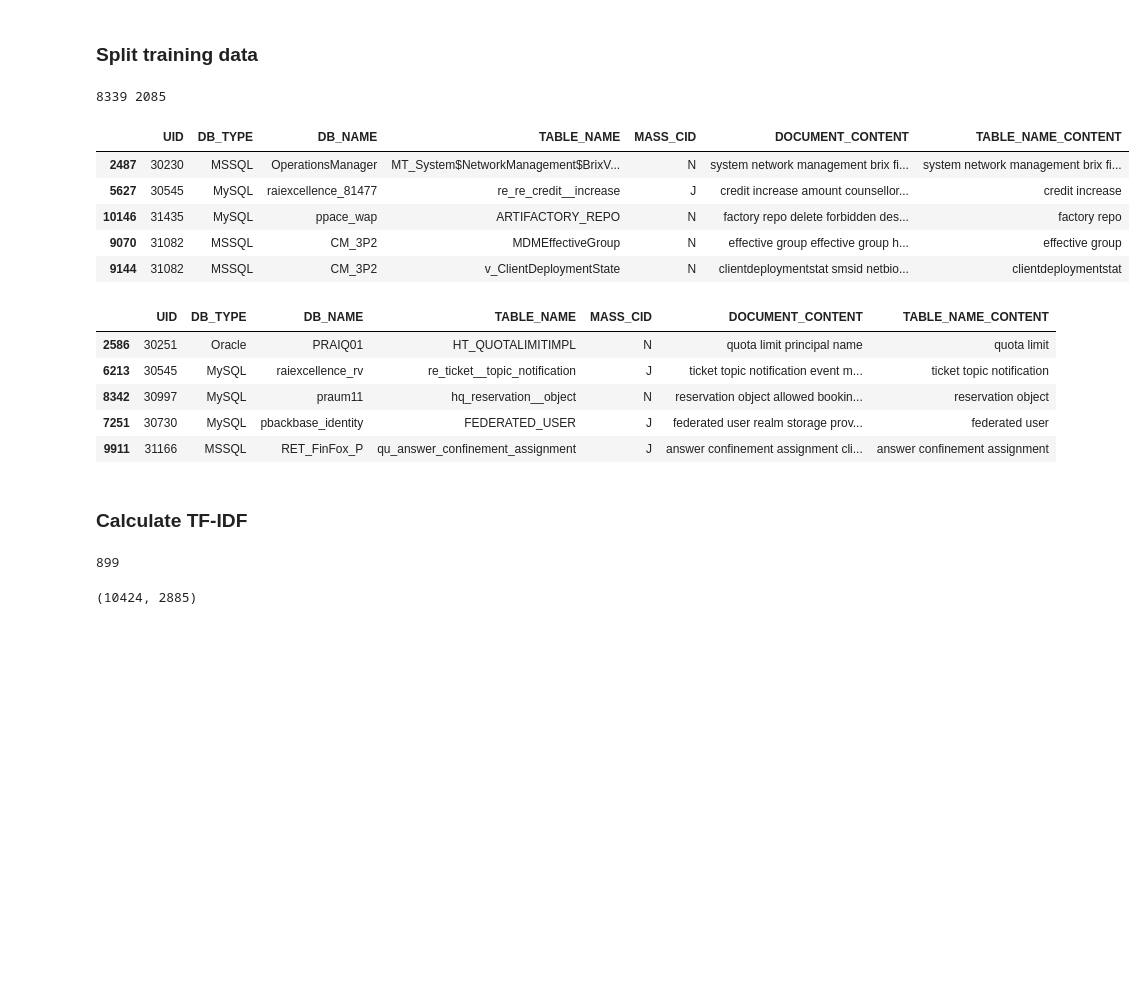
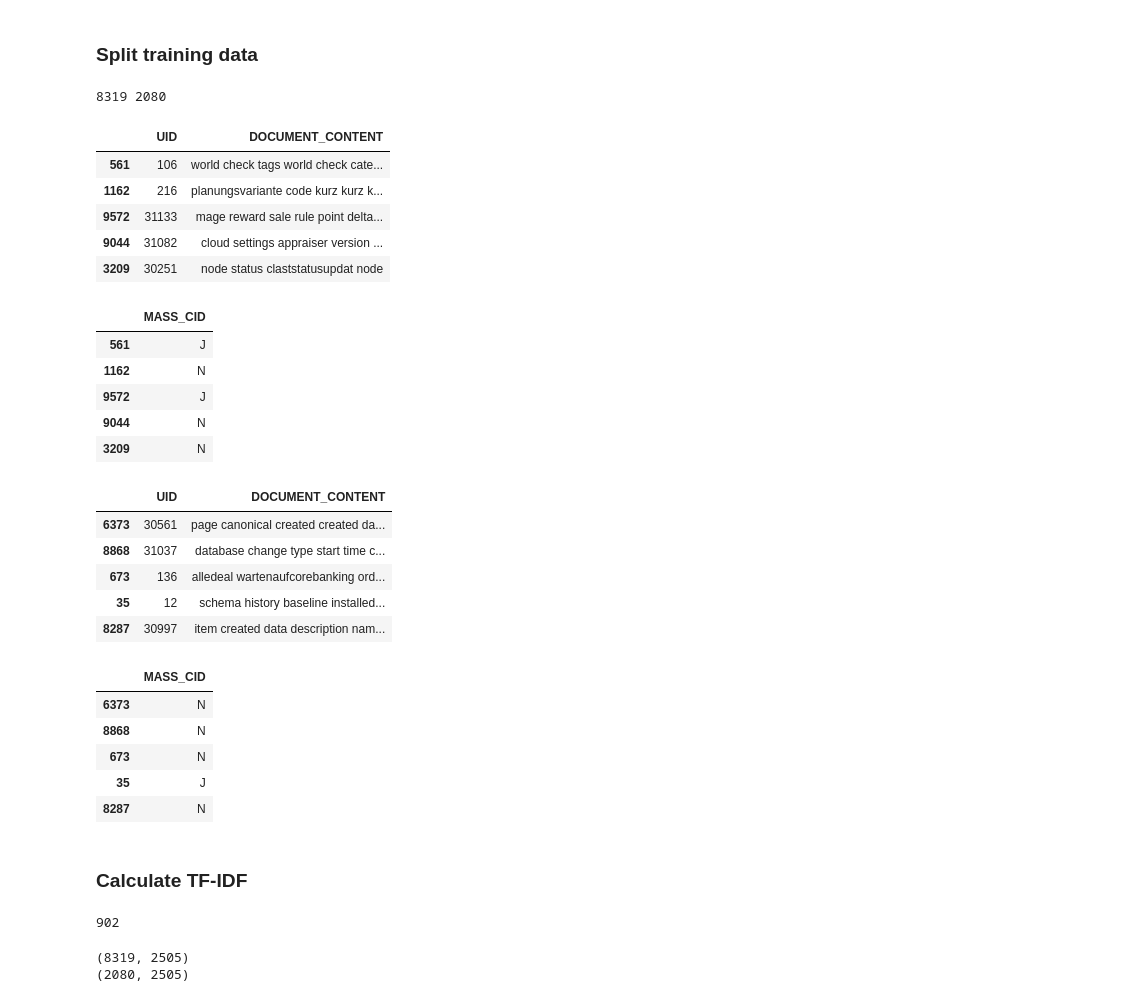
Before and after one commit to imod/ml_ta, a Jupyter notebook: rai_db_clustering.ipynb, the cells around one changed output. Saved outputs shown, nothing was run; the diff lists cells and outputs as text; code cells hidden in the pictures; blank space fills up the shorter version.

```diff
--- a/rai_db_clustering.ipynb
+++ b/rai_db_clustering.ipynb
@@ -285,12 +316,13 @@ def checkLengthAndIsNotNumber(word):
 def splitToWordsAndFilter(x):
     if pd.notnull(x) and x:
         words = []
-        if not isGerman(x):
+        if isGerman(x):
+            # as we don't have a german splitter, we split at least by '_'
+            words = x.split('_')
+            words = [lemmatizeGerman(word) for word in words if checkLengthAndIsNotNumber(word)]
+        else:
             words = wordninja.split(x)
             words = [Word(word).lemmatize() for word in words if checkLengthAndIsNotNumber(word)]
-        else:
-            words = x.split('_')
-            words = [lemmatizeGerman(word) for word in words if checkLengthAndIsNotNumber(word)]
 
         return ' '.join(words).lower()
     return ''
@@ -332,27 +362,45 @@ KeyError: "['APPLICATION_NAME'] not in index"
 # %%
 from sklearn.model_selection import train_test_split
 import numpy as np
 
-# Split the data into train, validation, and test sets, but as we don't the target values, we just fill it with zeros
-X_trainval, X_test, y_trainval, y_test = train_test_split(df_grouped, np.zeros(len(df_grouped)), test_size=0.2, random_state=42)
+# create a new dataframe with UID and APPLICATION_NAME only
+X = df_grouped[['UID', 'DOCUMENT_CONTENT']]
+y = df_grouped[['MASS_CID']]
 
-print(len(X_trainval), len(X_test))
-display(X_trainval.head())
+# Split the data into train, validation, and test sets, but as we don't have the target values, we just fill it with zeros
+X_train, X_test, y_train, y_test = train_test_split(X, y, test_size=0.2, random_state=42)
+
+print(len(X_train), len(X_test))
+display(X_train.head())
+display(y_train.head())
 display(X_test.head())
+display(y_test.head())
 # %% [output]
-8339 2085
+8319 2080
-|  | UID | DB_TYPE | DB_NAME | TABLE_NAME | MASS_CID | DOCUMENT_CONTENT | TABLE_NAME_CONTENT |
-| 2487 | 30230 | MSSQL | OperationsManager | MT_System$NetworkManagement$BrixV... | N | system network management brix fi... | system network management brix fi... |
-| 5627 | 30545 | MySQL | raiexcellence_81477 | re_re_credit__increase | J | credit increase amount counsellor... | credit increase |
-| 10146 | 31435 | MySQL | ppace_wap | ARTIFACTORY_REPO | N | factory repo delete forbidden des... | factory repo |
-| 9070 | 31082 | MSSQL | CM_3P2 | MDMEffectiveGroup | N | effective group effective group h... | effective group |
-| 9144 | 31082 | MSSQL | CM_3P2 | v_ClientDeploymentState | N | clientdeploymentstat smsid netbio... | clientdeploymentstat |
+|  | UID | DOCUMENT_CONTENT |
+| 561 | 106 | world check tags world check cate... |
+| 1162 | 216 | planungsvariante code kurz kurz k... |
+| 9572 | 31133 | mage reward sale rule point delta... |
+| 9044 | 31082 | cloud settings appraiser version ... |
+| 3209 | 30251 | node status claststatusupdat node |
-|  | UID | DB_TYPE | DB_NAME | TABLE_NAME | MASS_CID | DOCUMENT_CONTENT | TABLE_NAME_CONTENT |
-| 2586 | 30251 | Oracle | PRAIQ01 | HT_QUOTALIMITIMPL | N | quota limit principal name | quota limit |
-| 6213 | 30545 | MySQL | raiexcellence_rv | re_ticket__topic_notification | J | ticket topic notification event m... | ticket topic notification |
-| 8342 | 30997 | MySQL | praum11 | hq_reservation__object | N | reservation object allowed bookin... | reservation object |
-| 7251 | 30730 | MySQL | pbackbase_identity | FEDERATED_USER | J | federated user realm storage prov... | federated user |
-| 9911 | 31166 | MSSQL | RET_FinFox_P | qu_answer_confinement_assignment | J | answer confinement assignment cli... | answer confinement assignment |
+|  | MASS_CID |
+| 561 | J |
+| 1162 | N |
+| 9572 | J |
+| 9044 | N |
+| 3209 | N |
+|  | UID | DOCUMENT_CONTENT |
+| 6373 | 30561 | page canonical created created da... |
+| 8868 | 31037 | database change type start time c... |
+| 673 | 136 | alledeal wartenaufcorebanking ord... |
+| 35 | 12 | schema history baseline installed... |
+| 8287 | 30997 | item created data description nam... |
+|  | MASS_CID |
+| 6373 | N |
+| 8868 | N |
+| 673 | N |
+| 35 | J |
+| 8287 | N |
 # %% [markdown]
 ### Calculate TF-IDF
 # %%
@@ -360,11 +408,11 @@ from spacy.lang.de.stop_words import STOP_WORDS as de_stop
 from spacy.lang.en.stop_words import STOP_WORDS as en_stop
 
 # some custom stop words
-custom_stop_words = ['item', 'name', 'type', 'code', 'id', 'key', 'value', 'date', 'time', 'status', 'flag', 'description', 'comment', 'number', 'size', 'length', 'version', 'order', 'count', 'level', 'class', 'group', 'status', 'state', 'row', 'str', 'vid', 'ext', 'set', 'rid']
+custom_stop_words = ['microsoft', 'll', 've', 'item', 'name', 'type', 'code', 'id', 'key', 'value', 'date', 'time', 'status', 'flag', 'description', 'comment', 'number', 'size', 'length', 'version', 'order', 'count', 'level', 'class', 'group', 'status', 'state', 'row', 'str', 'vid', 'ext', 'set', 'rid']
 
 # we have english and german words in the data set, so combine the stop words of both languages
 final_stopwords_list = list(de_stop) + list(en_stop) + custom_stop_words
 
 print(len(final_stopwords_list))
 # %% [output]
-899
+902
@@ -371,9 +422,16 @@ print(len(final_stopwords_list))
 # %%
 
 # Create a document-term matrix using TF-IDF
-vectorizer = TfidfVectorizer(stop_words=final_stopwords_list, min_df=4, max_df=0.75, max_features=5000)
-doc_term_matrix = vectorizer.fit_transform(df_grouped['DOCUMENT_CONTENT'].values)
+tdidfVectorizer = TfidfVectorizer(stop_words=final_stopwords_list, min_df=4, max_df=0.75, max_features=5000)
 
-print(doc_term_matrix.shape)
+X_train_doc_term_matrix = tdidfVectorizer.fit_transform(X_train.DOCUMENT_CONTENT.values.astype('U'))
+X_test_doc_term_matrix = tdidfVectorizer.transform(X_test.DOCUMENT_CONTENT.values.astype('U'))
+
+print(X_train_doc_term_matrix.shape)
+print(X_test_doc_term_matrix.shape)
+
+# the list of terms (features) in the document-term matrix
+feature_names = tdidfVectorizer.get_feature_names_out()
 # %% [output]
-(10424, 2885)
+(8319, 2505)
+(2080, 2505)
```
Also changed, not shown: parts of 20 cells of this notebook, 1 other file.
